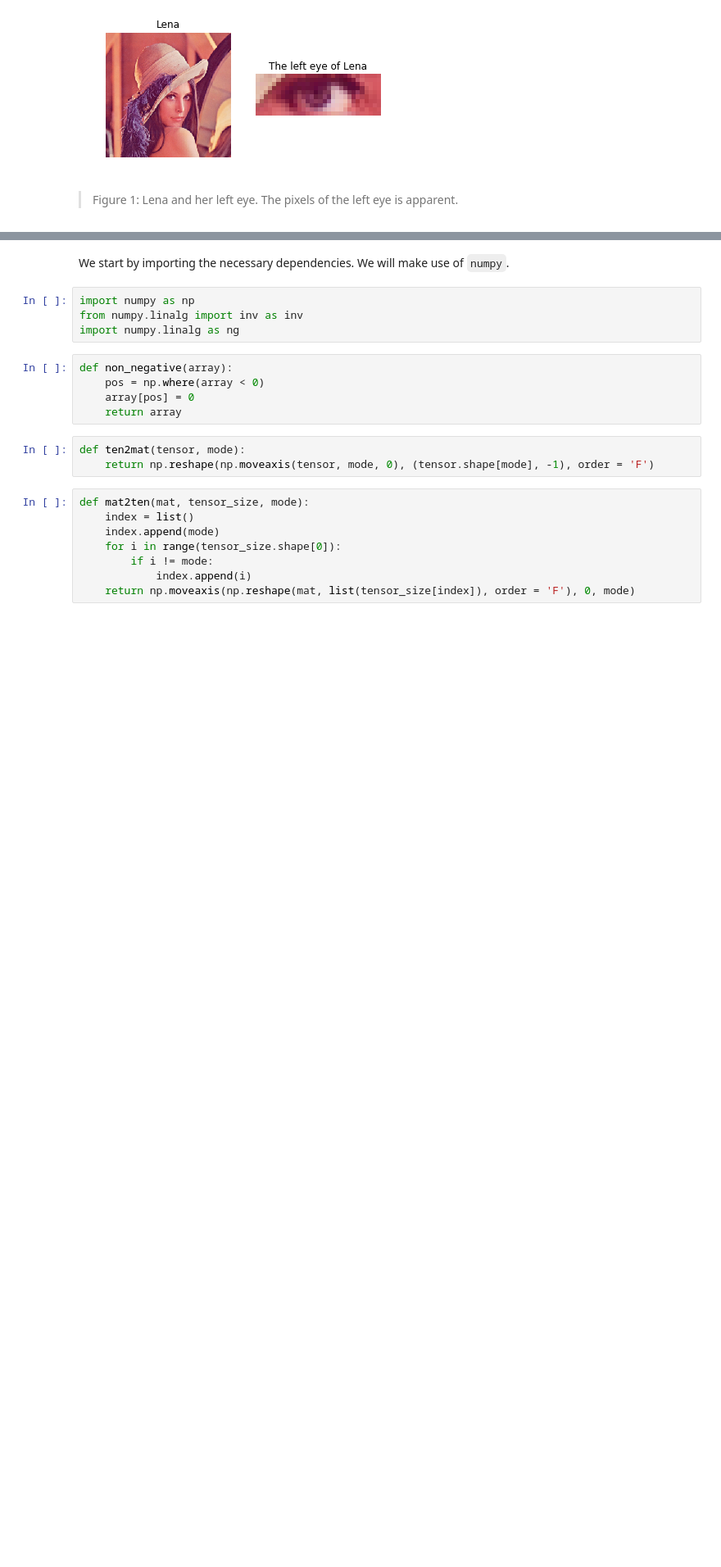
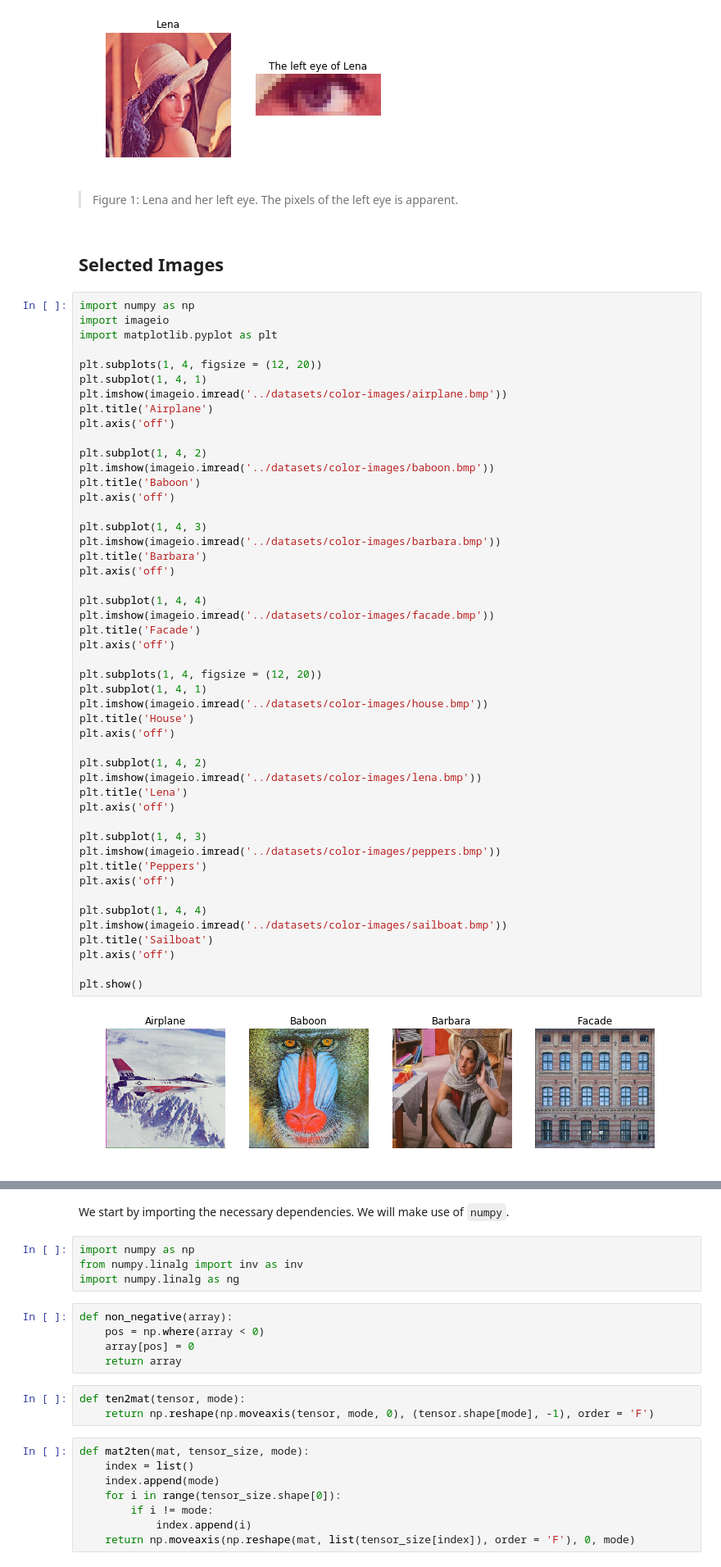
Before and after one commit to xinychen/Tensor4ML, a Jupyter notebook: content/GLTC.ipynb, the cells around one changed output, grey strips where cells are left out. Shown at 82% size. Saved outputs shown, nothing was run; the diff lists cells and outputs as text; blank space fills up the shorter version.

```diff
--- a/content/GLTC.ipynb
+++ b/content/GLTC.ipynb
@@ -44,3 +44,55 @@ plt.show()
 [figure]
 # %% [markdown]
 > Figure 1: Lena and her left eye. The pixels of the left eye is apparent.
+# %% [markdown]
+## Selected Images
+# %%
+import numpy as np
+import imageio
+import matplotlib.pyplot as plt
+
+plt.subplots(1, 4, figsize = (12, 20))
+plt.subplot(1, 4, 1)
+plt.imshow(imageio.imread('../datasets/color-images/airplane.bmp'))
+plt.title('Airplane')
+plt.axis('off')
+
+plt.subplot(1, 4, 2)
+plt.imshow(imageio.imread('../datasets/color-images/baboon.bmp'))
+plt.title('Baboon')
+plt.axis('off')
+
+plt.subplot(1, 4, 3)
+plt.imshow(imageio.imread('../datasets/color-images/barbara.bmp'))
+plt.title('Barbara')
+plt.axis('off')
+
+plt.subplot(1, 4, 4)
+plt.imshow(imageio.imread('../datasets/color-images/facade.bmp'))
+plt.title('Facade')
+plt.axis('off')
+
+plt.subplots(1, 4, figsize = (12, 20))
+plt.subplot(1, 4, 1)
+plt.imshow(imageio.imread('../datasets/color-images/house.bmp'))
+plt.title('House')
+plt.axis('off')
+
+plt.subplot(1, 4, 2)
+plt.imshow(imageio.imread('../datasets/color-images/lena.bmp'))
+plt.title('Lena')
+plt.axis('off')
+
+plt.subplot(1, 4, 3)
+plt.imshow(imageio.imread('../datasets/color-images/peppers.bmp'))
+plt.title('Peppers')
+plt.axis('off')
+
+plt.subplot(1, 4, 4)
+plt.imshow(imageio.imread('../datasets/color-images/sailboat.bmp'))
+plt.title('Sailboat')
+plt.axis('off')
+
+plt.show()
+# %% [output]
+[figure, added]
```
Also changed, not shown: parts of 9 cells of this notebook.
